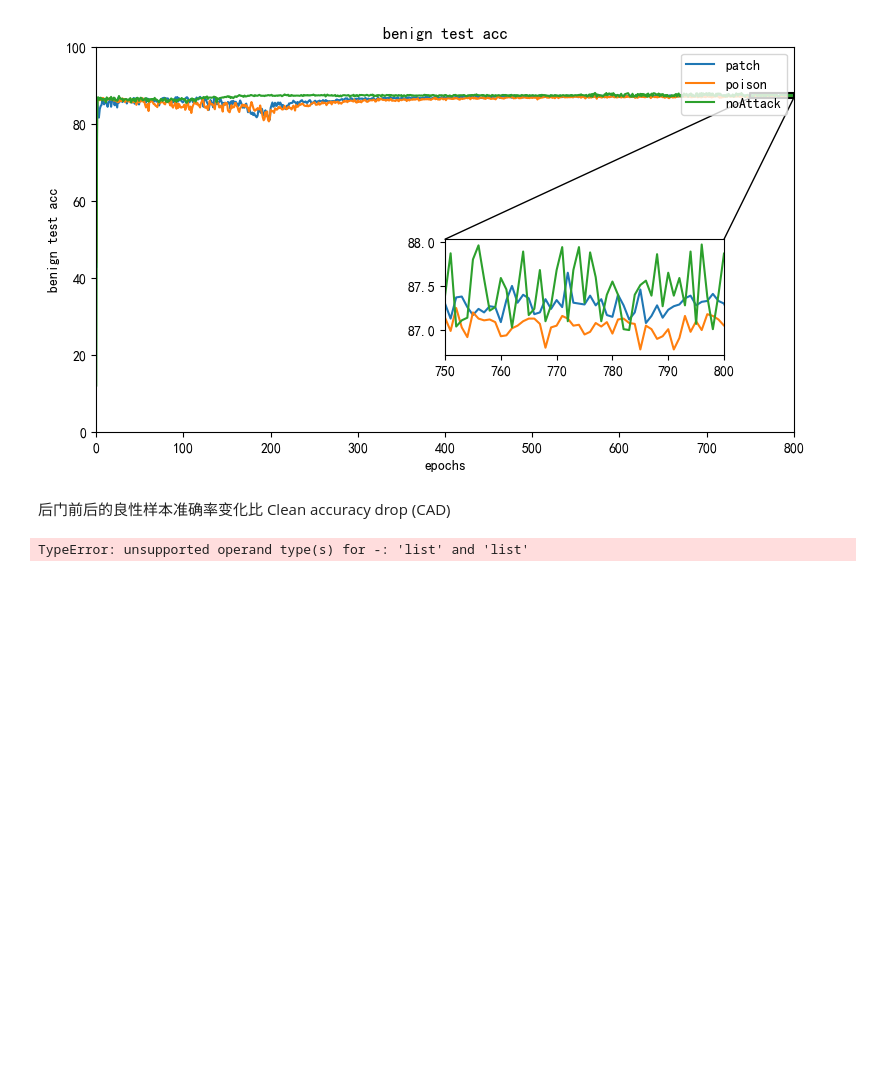
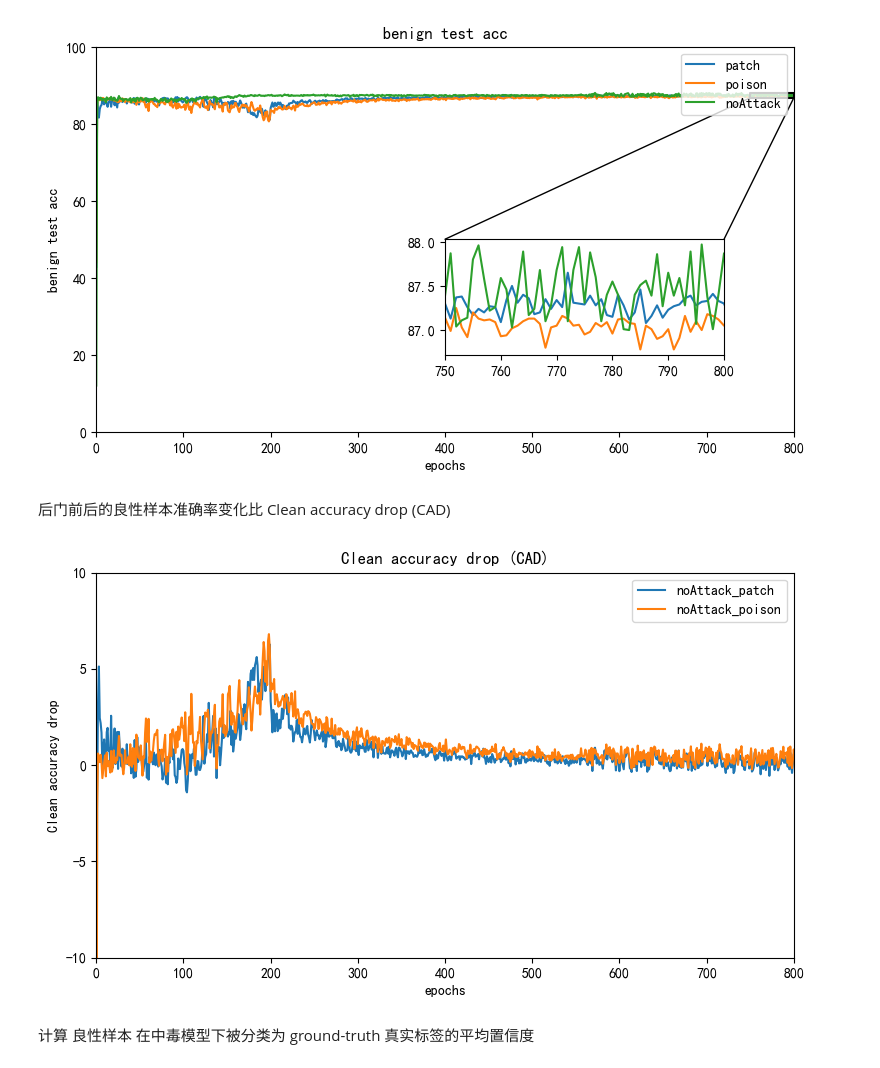
Before and after one commit to imomoe233/xwdaer_utils, a Jupyter notebook: plot.ipynb, the cells around one changed output. Saved outputs shown, nothing was run; the diff lists cells and outputs as text; code cells hidden in the pictures; blank space fills up the shorter version.

```diff
--- a/plot.ipynb
+++ b/plot.ipynb
@@ -285,37 +285,41 @@ acc_patch = readData.iloc[1:-1,2].tolist()      #获取dataFrame，并将此转
 acc_patch = list(map(float, acc_patch))
 acc_poison = readData.iloc[1:-1,3].tolist()
 acc_poison = list(map(float, acc_poison))
 acc_noAttack = readData.iloc[1:-1,4].tolist()
 acc_noAttack = list(map(float, acc_noAttack))
 
-acc_noAttack_patch = acc_noAttack - acc_patch
-acc_noAttack_poison = acc_noAttack - acc_poison
+# acc_noAttack_patch = acc_noAttack - acc_patch
+acc_noAttack_patch = list(map(lambda x: x[0]-x[1], zip(acc_noAttack, acc_patch)))
+# acc_noAttack_poison = acc_noAttack - acc_poison
+acc_noAttack_poison = list(map(lambda x: x[0]-x[1], zip(acc_noAttack, acc_poison)))
 
 plt.rcParams['font.sans-serif'] = ['SimHei']  # 显示汉字
 plt.rcParams['axes.unicode_minus'] = False    # 用来正常显示负号
 
 plt.figure(figsize = (9,5),dpi = 100)
 
 x = MultipleLocator(100)
-y = MultipleLocator(20)
+y = MultipleLocator(5)
 ax=plt.gca()
 #ax为两条坐标轴的实例
 ax.xaxis.set_major_locator(x)
 #把x轴的主刻度设置为1的倍数
 ax.yaxis.set_major_locator(y)
 #把y轴的主刻度设置为10的倍数
 ax.autoscale(enable = False)
 
 # plt.style.use('ggplot')            # 添加网格线
 
-plt.title("benign test acc")         # 折线图标题
+plt.title("Clean accuracy drop (CAD)")         # 折线图标题
 plt.xlabel("epochs")                 #X轴名称
-plt.ylabel("benign test acc")        #Y轴名称
+plt.ylabel("Clean accuracy drop")        #Y轴名称
 plt.xlim(0, 800)
-plt.ylim(0, 100)
+plt.ylim(-10, 10)
 plt.plot(epochs, acc_noAttack_patch, label='noAttack_patch')     #绘制折线图
 plt.plot(epochs, acc_noAttack_poison, label='noAttack_poison')
 plt.legend(ncol=1, loc=1)
 plt.show()
 # %% [output]
-TypeError: unsupported operand type(s) for -: 'list' and 'list'
+[figure, added]
+# %% [markdown]
+计算 良性样本 在中毒模型下被分类为 ground-truth 真实标签的平均置信度
```
Also changed, not shown: parts of 1 cell of this notebook.
